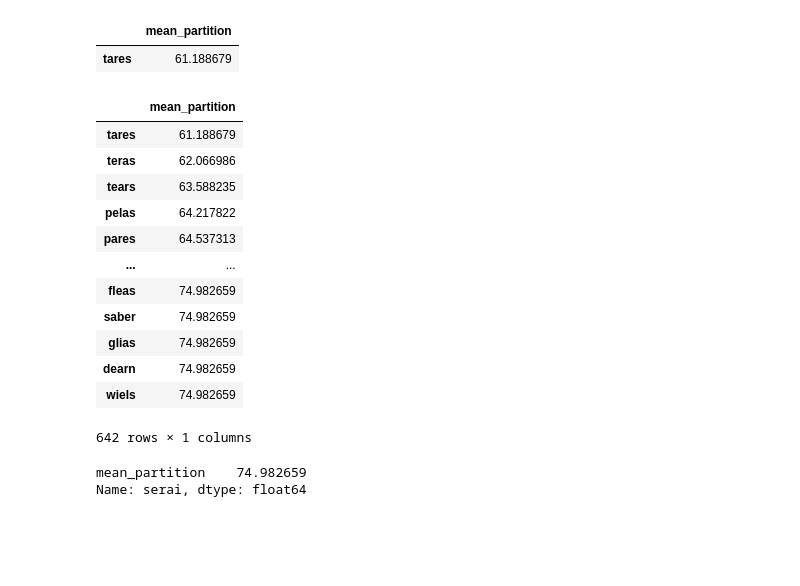
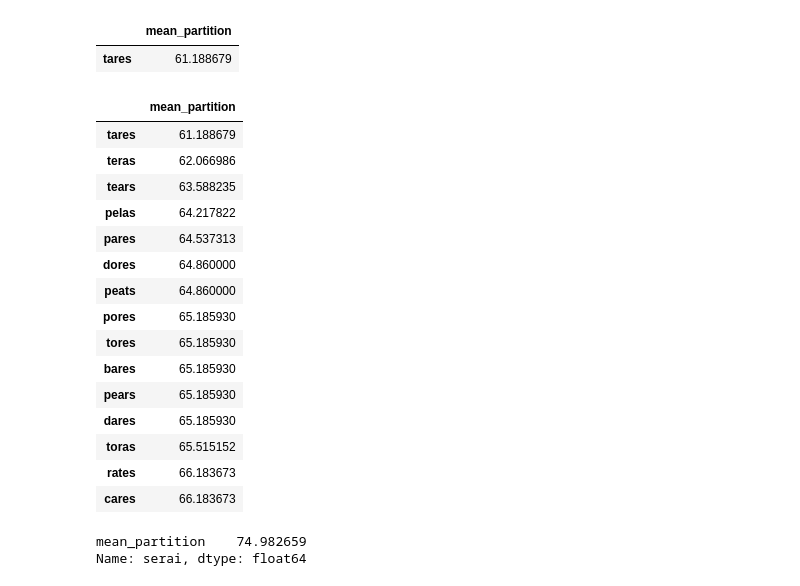
Before and after one commit to boompig/wordle-py, a Jupyter notebook: notebooks/Combinations.ipynb, the cells around one changed output. Drawn from its saved outputs; the diff is of its cells as text; code cells hidden in the pictures; blank space fills up the shorter version.

Commit message:
include partition tables

```diff
--- a/notebooks/Combinations.ipynb
+++ b/notebooks/Combinations.ipynb
@@ -314,21 +314,24 @@ mean_part_df[mean_part_df.mean_partition < 62]
 |  | mean_partition |
 | tares | 61.188679 |
 # %%
-mean_part_df[mean_part_df.mean_partition < 75].sort_values('mean_partition')
+mean_part_df[mean_part_df.mean_partition < 75].sort_values('mean_partition').head(15)
 # %% [output]
 |  | mean_partition |
 | tares | 61.188679 |
 | teras | 62.066986 |
 | tears | 63.588235 |
 | pelas | 64.217822 |
 | pares | 64.537313 |
-| ... | ... |
-| fleas | 74.982659 |
-| saber | 74.982659 |
-| glias | 74.982659 |
-| dearn | 74.982659 |
-| wiels | 74.982659 |
+| dores | 64.860000 |
+| peats | 64.860000 |
+| pores | 65.185930 |
+| tores | 65.185930 |
+| bares | 65.185930 |
+| pears | 65.185930 |
+| dares | 65.185930 |
+| toras | 65.515152 |
+| rates | 66.183673 |
+| cares | 66.183673 |
-642 rows × 1 columns
 # %%
 mean_part_df.loc['serai']
 # %% [output]
```
Also changed, not shown: parts of 4 cells of this notebook, 3 other files.
